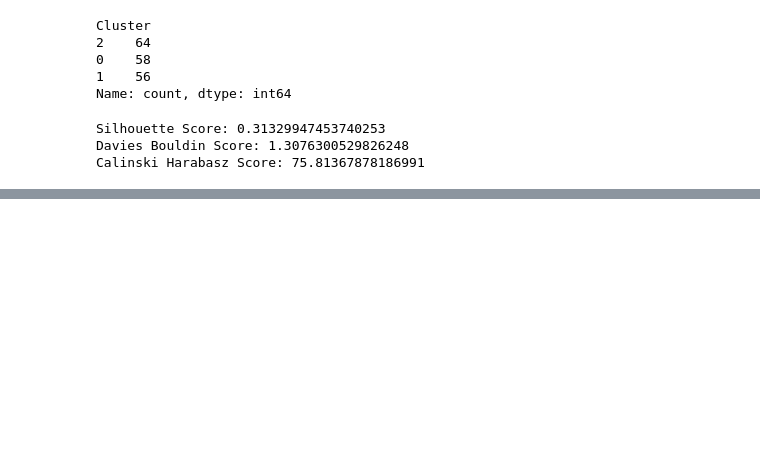
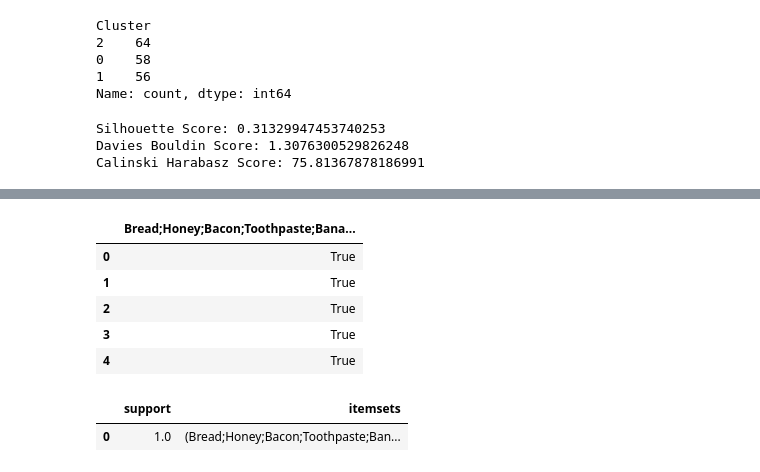
Before and after one commit to amandeep-singh28/Machine-Learning-Revision, a Jupyter notebook: 02_Practice.ipynb, the cells around one changed output, grey strips where cells are left out. Drawn from its saved outputs; the diff is of its cells as text; code cells hidden in the pictures; blank space fills up the shorter version.

```diff
--- a/02_Practice.ipynb
+++ b/02_Practice.ipynb
@@ -838,0 +852,17 @@ Calinski Harabasz Score: 75.81367878186991
+# %%
+df = df.astype(bool) # Apriori needs boolean data
+# %%
+df.head()
+# %% [output]
+|  | Bread;Honey;Bacon;Toothpaste;Bana... |
+| 0 | True |
+| 1 | True |
+| 2 | True |
+| 3 | True |
+| 4 | True |
+# %%
+frequent_itemsets = apriori(df, min_support=0.3, use_colnames=True)
+frequent_itemsets
+# %% [output]
+|  | support | itemsets |
+| 0 | 1.0 | (Bread;Honey;Bacon;Toothpaste;Ban... |
```
Also changed, not shown: parts of 9 cells of this notebook.
